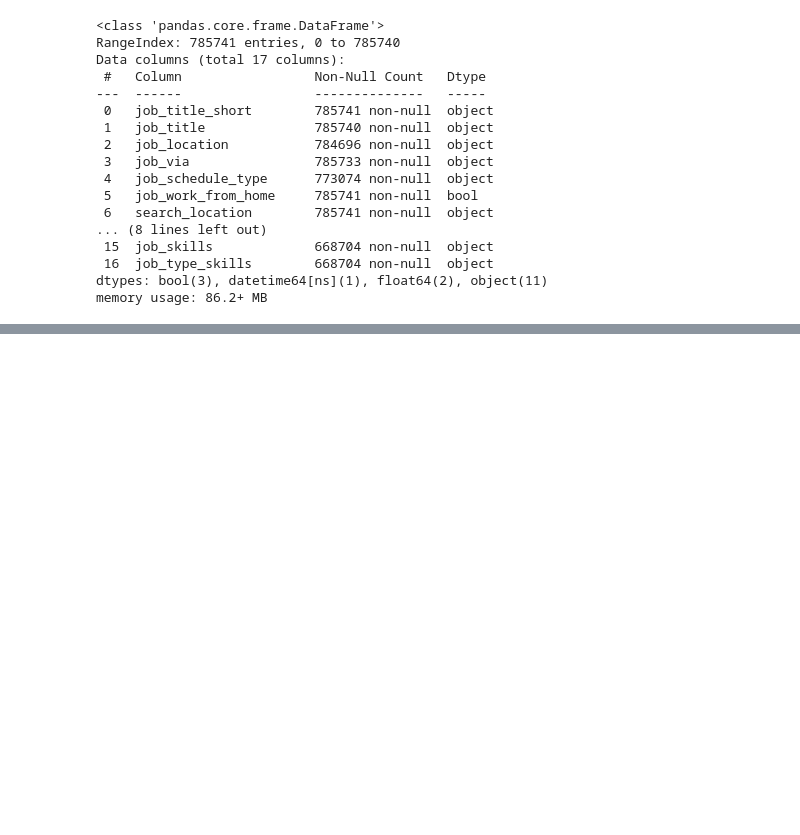
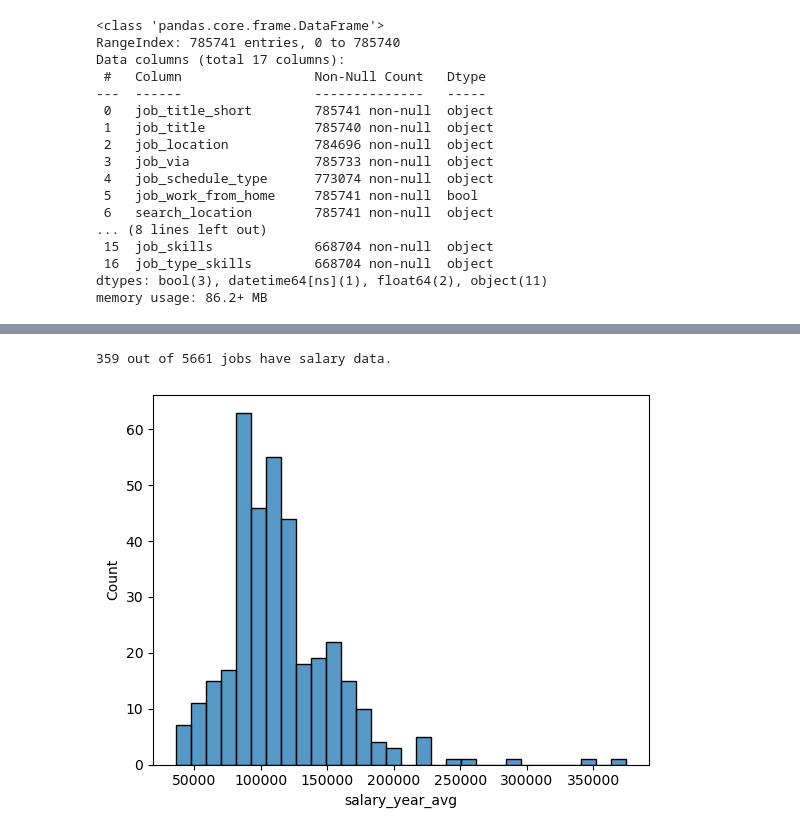
Before and after one commit to charlie-revord/Python_LBCourse_Revord_Project, a Jupyter notebook: data_workbook.ipynb, the cells around one changed output, grey strips where cells are left out. Saved outputs shown, nothing was run; the diff lists cells and outputs as text; code cells hidden in the pictures; blank space fills up the shorter version.

```diff
--- a/data_workbook.ipynb
+++ b/data_workbook.ipynb
@@ -47,0 +159,9 @@ plt.gca().yaxis.set_major_formatter(plt.FuncFormatter(lambda x, pos: f'${int(x/1
+# %%
+# How much Salary data from the Chicago cohort is usable and
+# how is it distributed?
+print(f'{chicago_roles_data['salary_year_avg'].count()} out of {len(chicago_roles_data['salary_year_avg'])} jobs have salary data.')
+sns.histplot(chicago_roles_data, x = 'salary_year_avg')
+plt.show()
+# %% [output]
+359 out of 5661 jobs have salary data.
+[figure, added]
```
Also changed, not shown: parts of 13 cells of this notebook.
